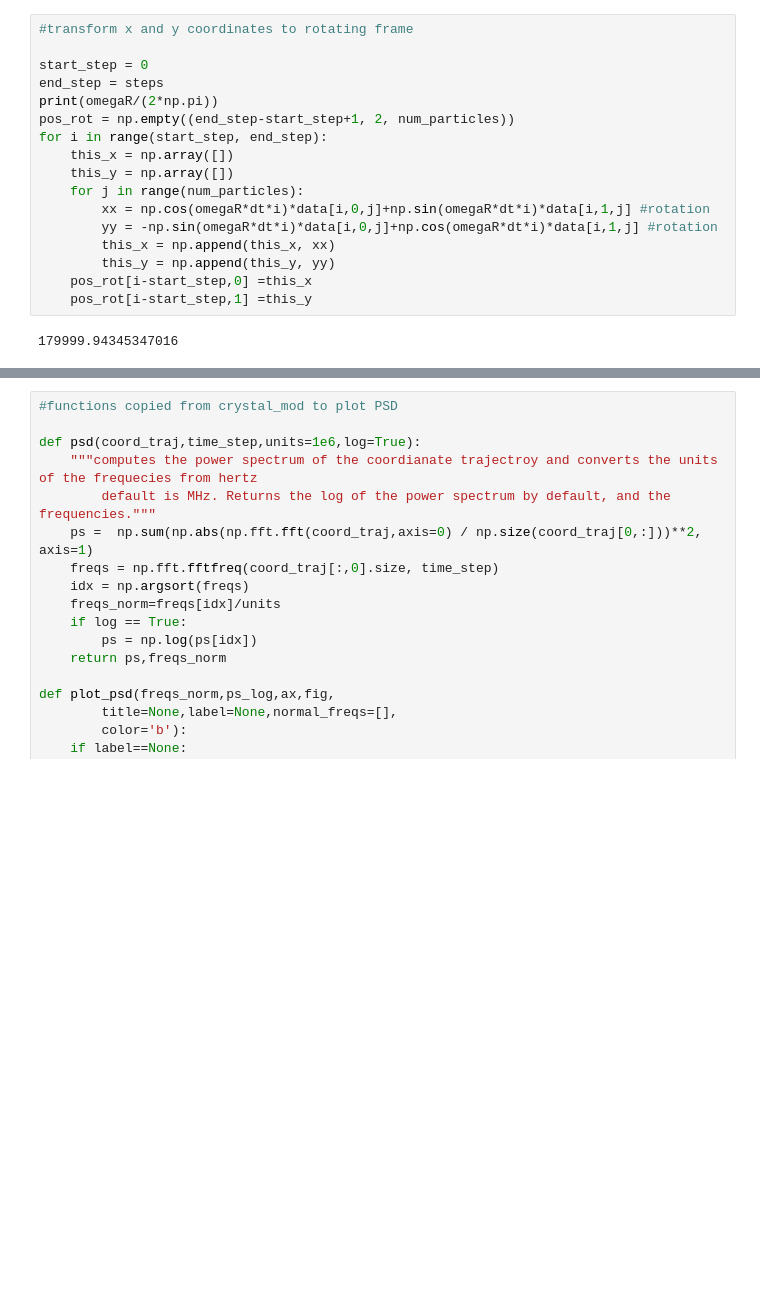
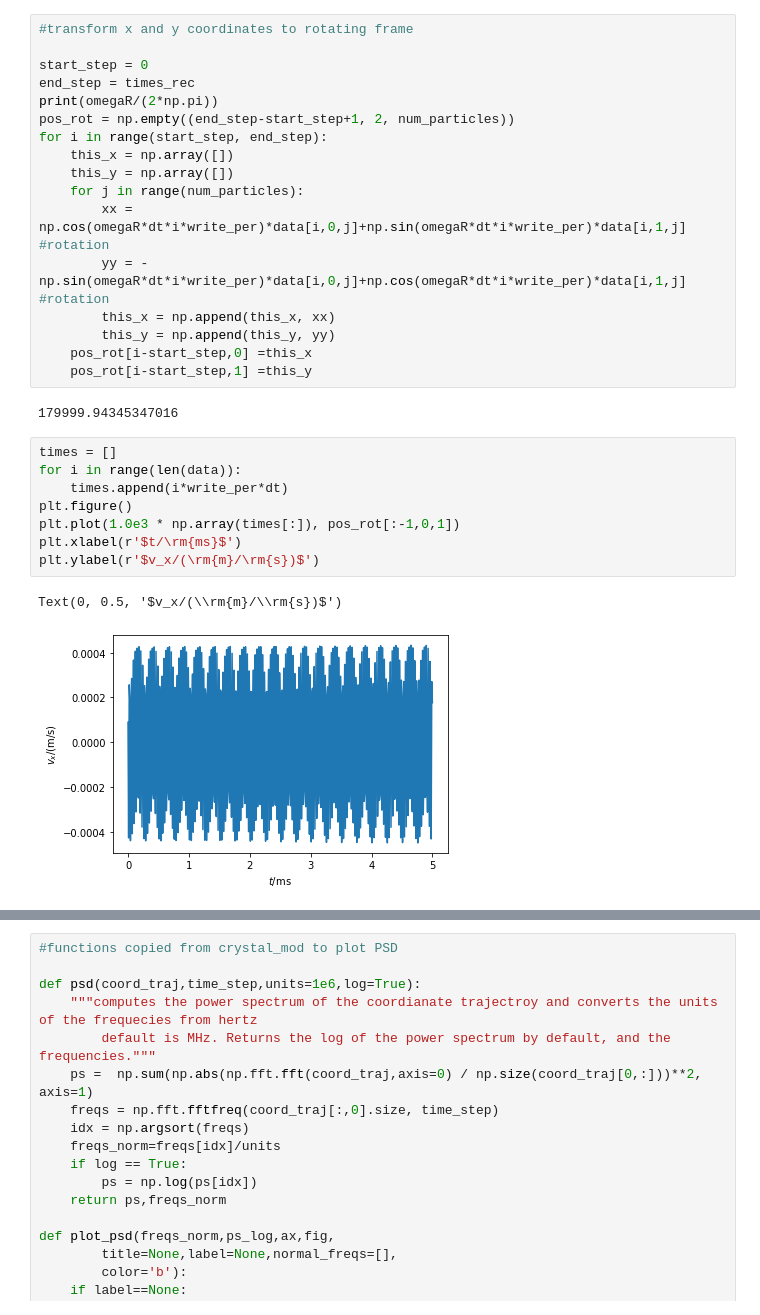
Before and after one commit to jzaris/cold-atoms0331, a Jupyter notebook: Read_output_data.ipynb, the cells around one changed output, grey strips where cells are left out. Cells and saved outputs as stored; diff of their text form; blank space fills up the shorter version.

```diff
--- a/Read_output_data.ipynb
+++ b/Read_output_data.ipynb
@@ -319,21 +337,32 @@ Final velcoity in z-direction: -0.1446258
 #transform x and y coordinates to rotating frame
 
 start_step = 0
-end_step = steps
+end_step = times_rec
 print(omegaR/(2*np.pi))
 pos_rot = np.empty((end_step-start_step+1, 2, num_particles))
 for i in range(start_step, end_step):
     this_x = np.array([])
     this_y = np.array([])
     for j in range(num_particles):
-        xx = np.cos(omegaR*dt*i)*data[i,0,j]+np.sin(omegaR*dt*i)*data[i,1,j] #rotation
-        yy = -np.sin(omegaR*dt*i)*data[i,0,j]+np.cos(omegaR*dt*i)*data[i,1,j] #rotation
+        xx = np.cos(omegaR*dt*i*write_per)*data[i,0,j]+np.sin(omegaR*dt*i*write_per)*data[i,1,j] #rotation
+        yy = -np.sin(omegaR*dt*i*write_per)*data[i,0,j]+np.cos(omegaR*dt*i*write_per)*data[i,1,j] #rotation
         this_x = np.append(this_x, xx)
         this_y = np.append(this_y, yy)
     pos_rot[i-start_step,0] =this_x
     pos_rot[i-start_step,1] =this_y
 # %% [output]
 179999.94345347016
+# %%
+times = []
+for i in range(len(data)):
+    times.append(i*write_per*dt)
+plt.figure()
+plt.plot(1.0e3 * np.array(times[:]), pos_rot[:-1,0,1])
+plt.xlabel(r'$t/\rm{ms}$')
+plt.ylabel(r'$v_x/(\rm{m}/\rm{s})$')
+# %% [output]
+Text(0, 0.5, '$v_x/(\\rm{m}/\\rm{s})$')
+[figure, added]
 # %%
 #some plots of particle motion in lab frame
 %matplotlib inline
```
Also changed, not shown: parts of 4 cells of this notebook, 1 other file.
